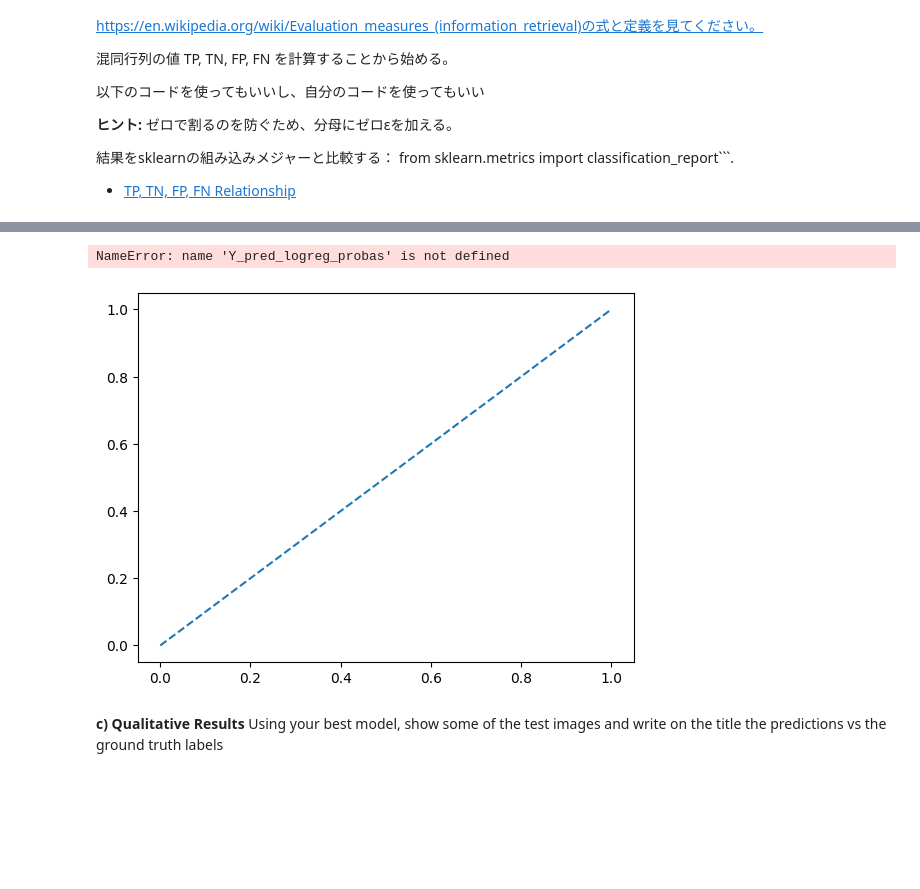
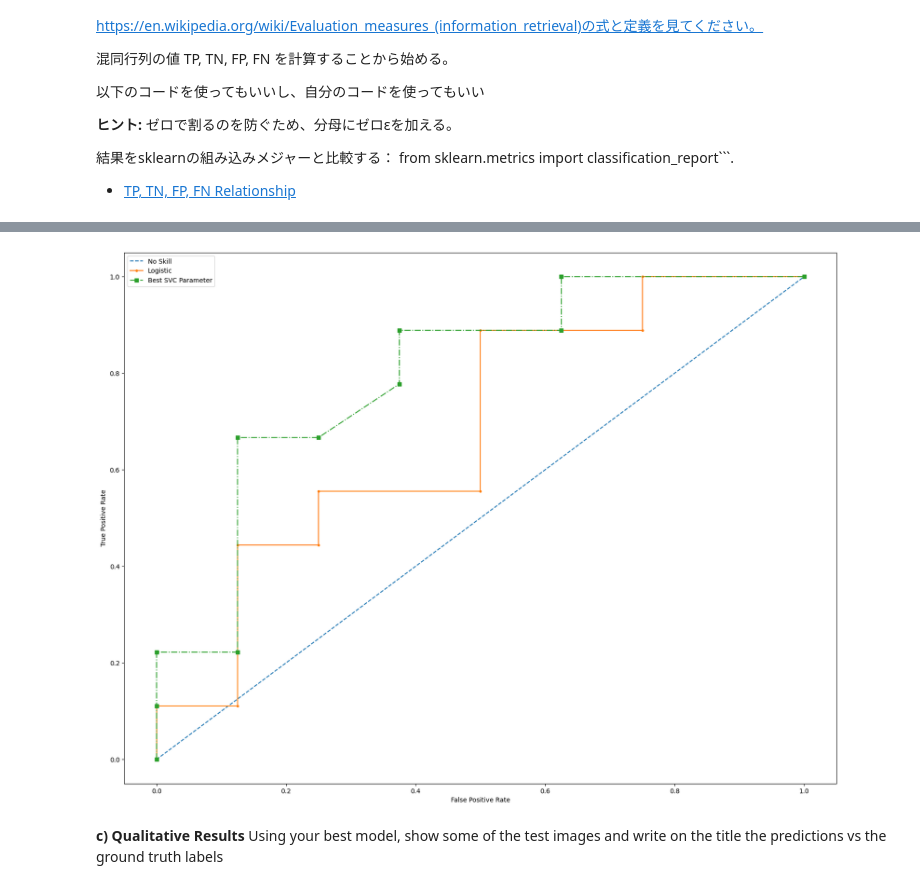
Before and after one commit to soso0024/python-ARTIN, a Jupyter notebook: Lab2/2023_2024_From_Linear_Classifiers_to_SVMs_sv.ipynb, the cells around one changed output, grey strips where cells are left out. Saved outputs shown, nothing was run; the diff lists cells and outputs as text; code cells hidden in the pictures; blank space fills up the shorter version.

```diff
--- a/Lab2/2023_2024_From_Linear_Classifiers_to_SVMs_sv.ipynb
+++ b/Lab2/2023_2024_From_Linear_Classifiers_to_SVMs_sv.ipynb
@@ -520,0 +550,7 @@ Hint: To threshold we need to make probabilistic predictions
+# %%
+# Logistic Regression
+from sklearn.metrics import roc_curve
+
+# fit a model
+model = LogisticRegression()
+model.fit(X_train, np.ravel(Y_train))
@@ -521,23 +566,32 @@ Hint: To threshold we need to make probabilistic predictions
 # %%
 # plot no skill roc curve
 plt.plot([0, 1], [0, 1], linestyle='--', label='No Skill')
 
+# return predicted class (0 or 1)
+Y_pred_logreg_probas = model.predict_proba(X_test)
+
 # calculate roc curve for logistic regression
 fpr, tpr, _ = roc_curve(Y_test, Y_pred_logreg_probas[:,1])
 plt.plot(fpr, tpr, marker='.', label='Logistic')
+
+# calculate roc curve using the best SVC parameter in 'rbf', 'linear', 'poly', 'sigmoid'
+svm_best = SVC(kernel='rbf',C=10, gamma=0.001, probability=True)
+svm_best.fit(X_train, Y_train)
+Y_pred_svc_best_probas = svm_best.predict_proba(X_test)
+fpr, tpr, _ = roc_curve(Y_test, Y_pred_svc_best_probas[:,1])
+plt.plot(fpr, tpr, marker='s', linestyle='dashdot', label='Best SVC Parameter')
 
 # axis labels
 plt.xlabel('False Positive Rate')
 plt.ylabel('True Positive Rate')
 
 # show the legend
 plt.legend()
 
 # show the plot
 plt.show()
 # %% [output]
-NameError: name 'Y_pred_logreg_probas' is not defined
-[figure, old version]
+[figure, new version]
 # %% [markdown]
 **c) Qualitative Results** Using your best model, show some of the test images and write on the title the predictions vs the ground truth labels
 # %%
```
Also changed, not shown: parts of 9 cells of this notebook.
